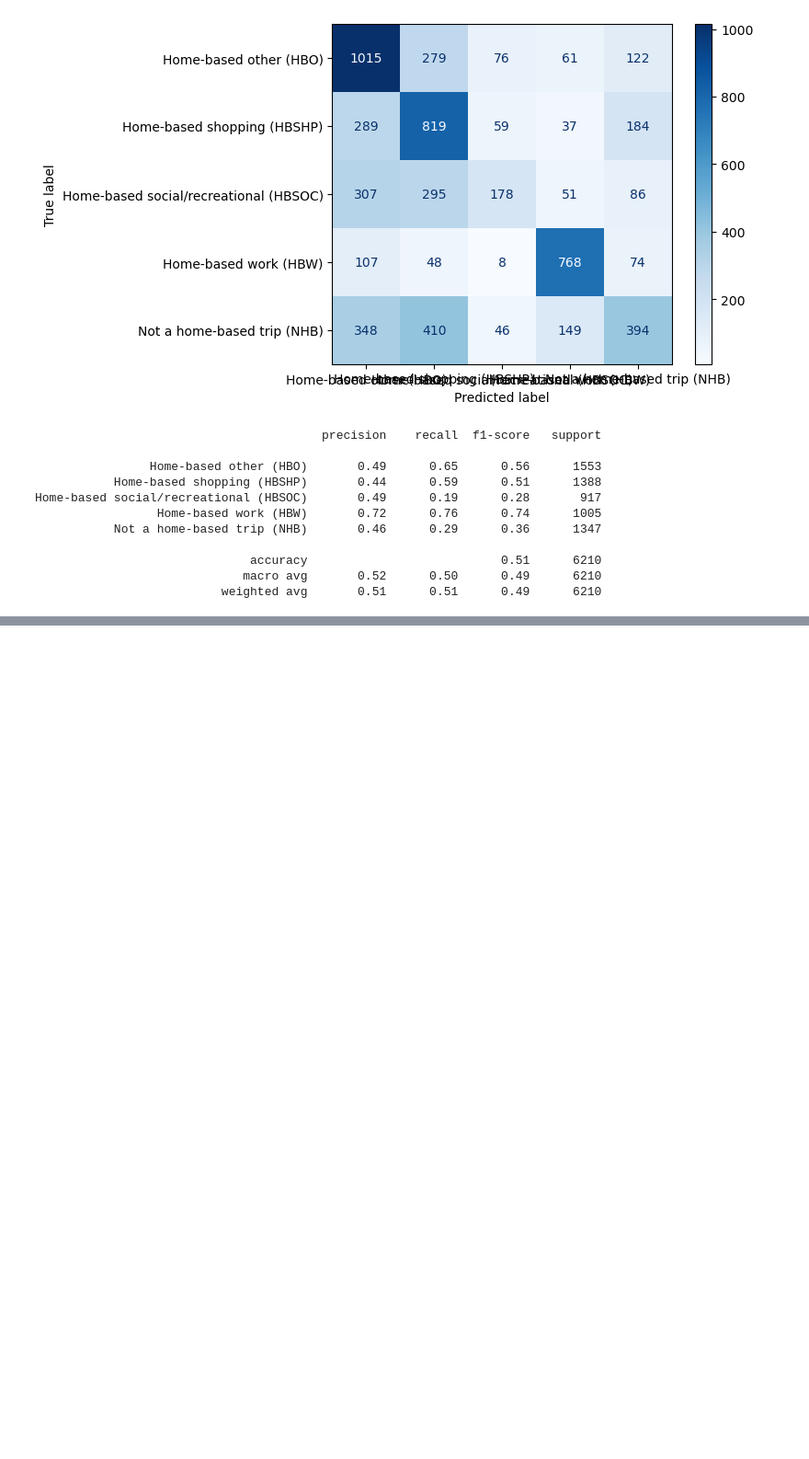
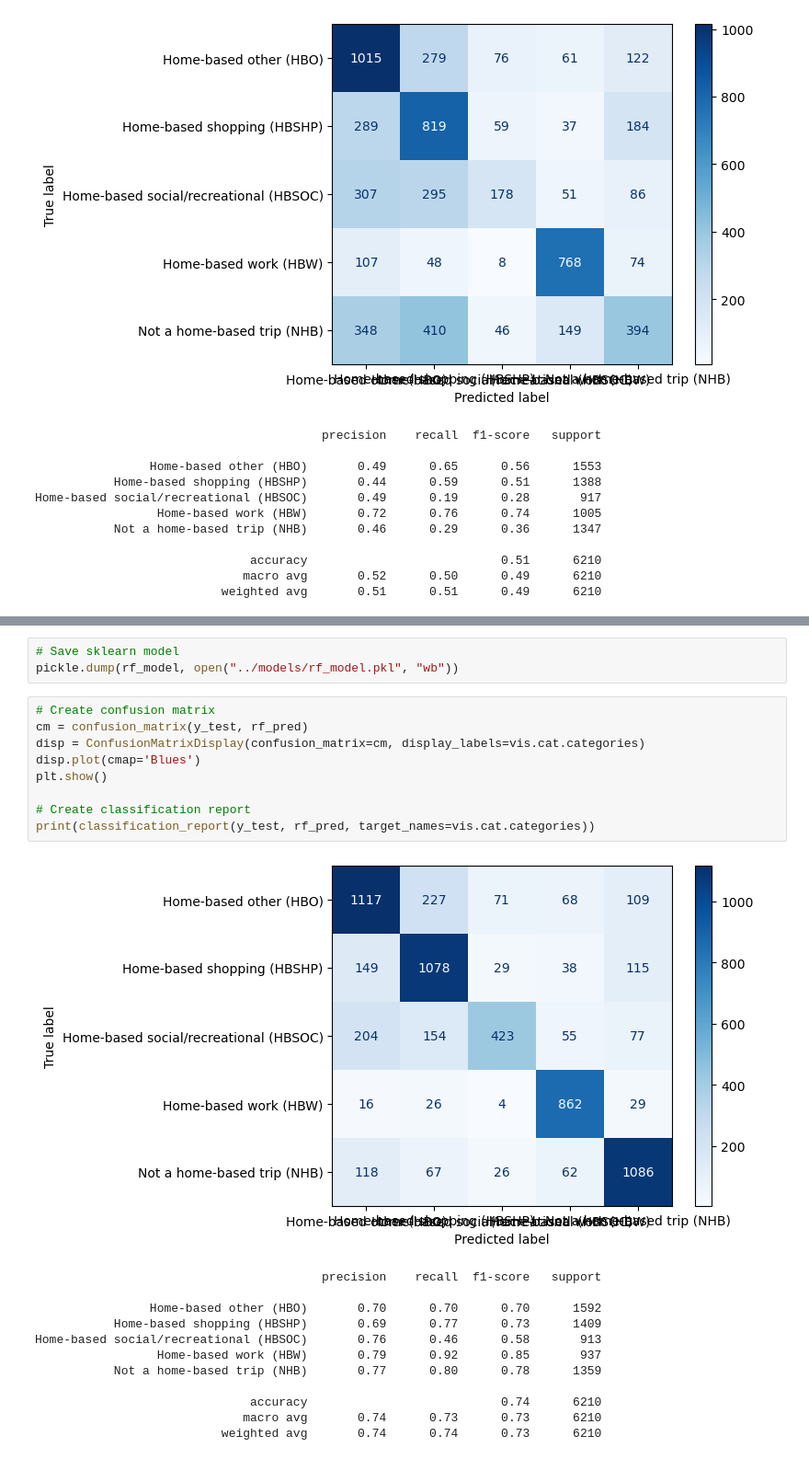
Before and after one commit to mfgeary/dsan5300-project, a Jupyter notebook: code/AUC_All_Models.ipynb, the cells around one changed output, grey strips where cells are left out. Shown at 92% size. Cells and saved outputs as stored; diff of their text form; blank space fills up the shorter version.

```diff
--- a/code/AUC_All_Models.ipynb
+++ b/code/AUC_All_Models.ipynb
@@ -242,0 +263,25 @@ Home-based social/recreational (HBSOC)       0.49      0.19      0.28       917
+# %%
+# Save sklearn model
+pickle.dump(rf_model, open("../models/rf_model.pkl", "wb"))
+# %%
+# Create confusion matrix
+cm = confusion_matrix(y_test, rf_pred)
+disp = ConfusionMatrixDisplay(confusion_matrix=cm, display_labels=vis.cat.categories)
+disp.plot(cmap='Blues')
+plt.show()
+
+# Create classification report
+print(classification_report(y_test, rf_pred, target_names=vis.cat.categories))
+# %% [output]
+[figure, added]
+                                        precision    recall  f1-score   support
+
+                Home-based other (HBO)       0.70      0.70      0.70      1592
+           Home-based shopping (HBSHP)       0.69      0.77      0.73      1409
+Home-based social/recreational (HBSOC)       0.76      0.46      0.58       913
+                 Home-based work (HBW)       0.79      0.92      0.85       937
+           Not a home-based trip (NHB)       0.77      0.80      0.78      1359
+
+                              accuracy                           0.74      6210
+                             macro avg       0.74      0.73      0.73      6210
+                          weighted avg       0.74      0.74      0.73      6210
```
Also changed, not shown: parts of 11 cells of this notebook, 9 other files.
